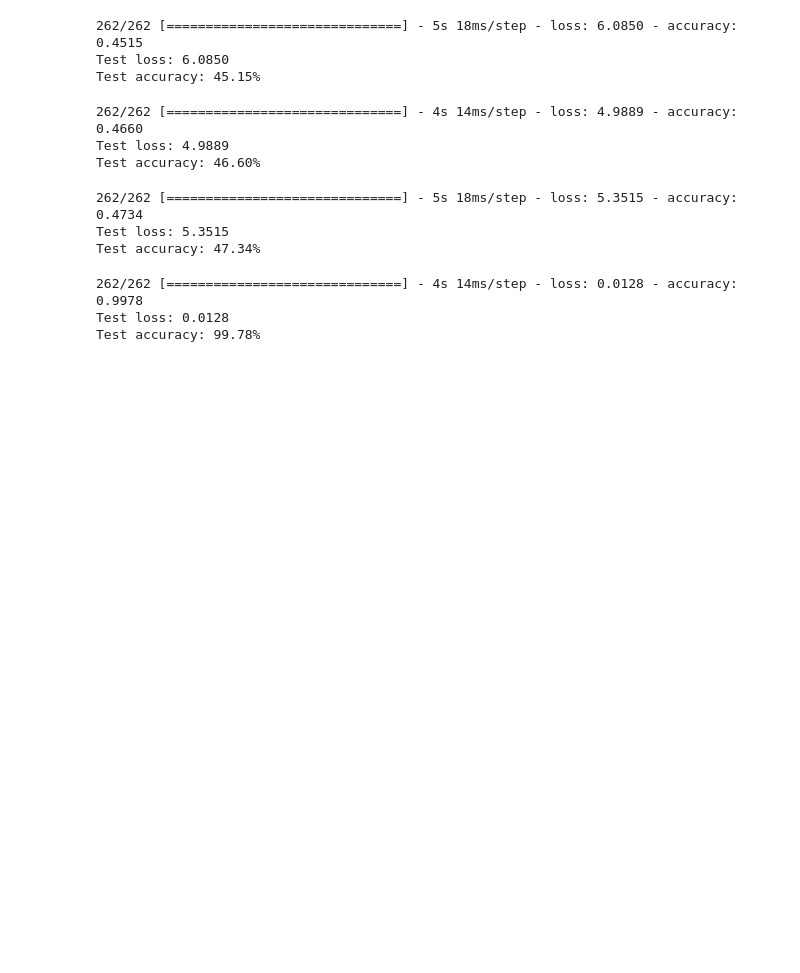
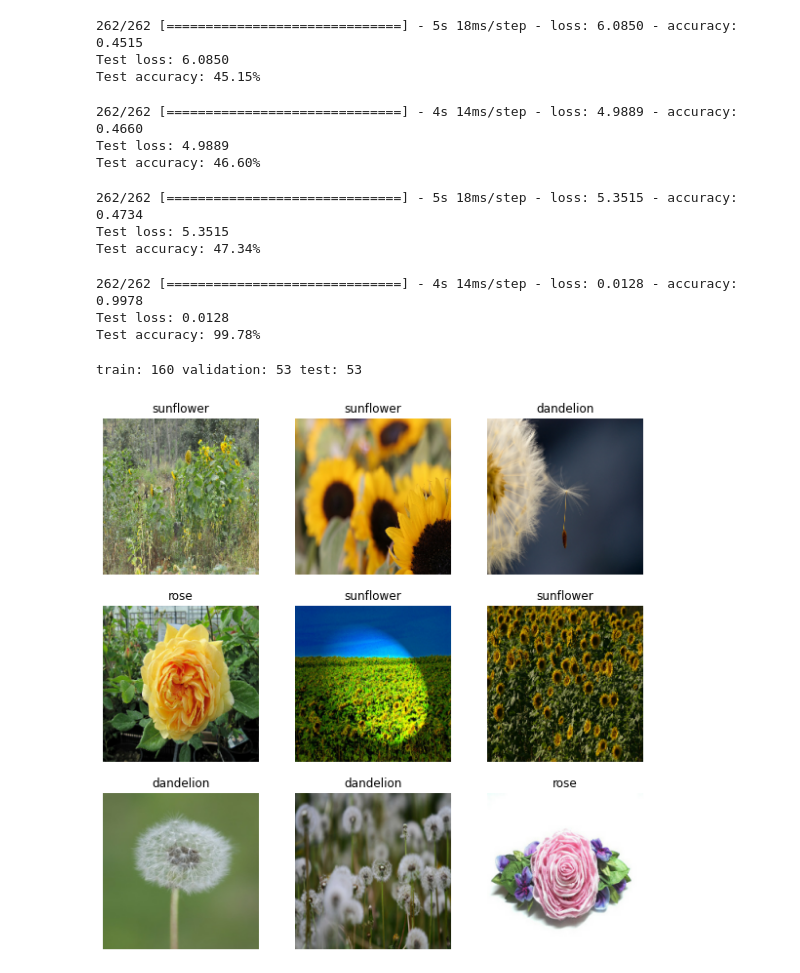
Before and after one commit to metalglove/Fontys-ADS, a Jupyter notebook: Assignments/OP/Open Program.ipynb, the cells around one changed output. Drawn from its saved outputs; the diff is of its cells as text; code cells hidden in the pictures; blank space fills up the shorter version.

Commit message:
flowers

```diff
--- a/Assignments/OP/Open Program.ipynb
+++ b/Assignments/OP/Open Program.ipynb
@@ -992,0 +1028,20 @@ Test accuracy: 99.78%
+# %%
+batch_size = 16
+train_percentage = 0.6
+validation_percentage = 0.2
+test_percentage = 0.2
+flowersDataset = FlowersDataset(flower_path, batch_size, train_percentage, validation_percentage, test_percentage)
+# %% [output]
+train: 160 validation: 53 test: 53
+# %%
+actual_labels = ["tulip", "sunflower", "rose", "dandelion", "daisy"]
+plt.figure(figsize=(10, 10))
+for images, labels in flowersDataset.train_ds.take(1):
+    for i in range(9):
+        title = actual_labels[np.argmax(labels[i])]
+        ax = plt.subplot(3, 3, i + 1)
+        plt.imshow(images[i])
+        plt.title(title)
+        plt.axis("off")
+# %% [output]
+[figure, added]
```
Also changed, not shown: parts of 13 cells of this notebook, 3 other files.
